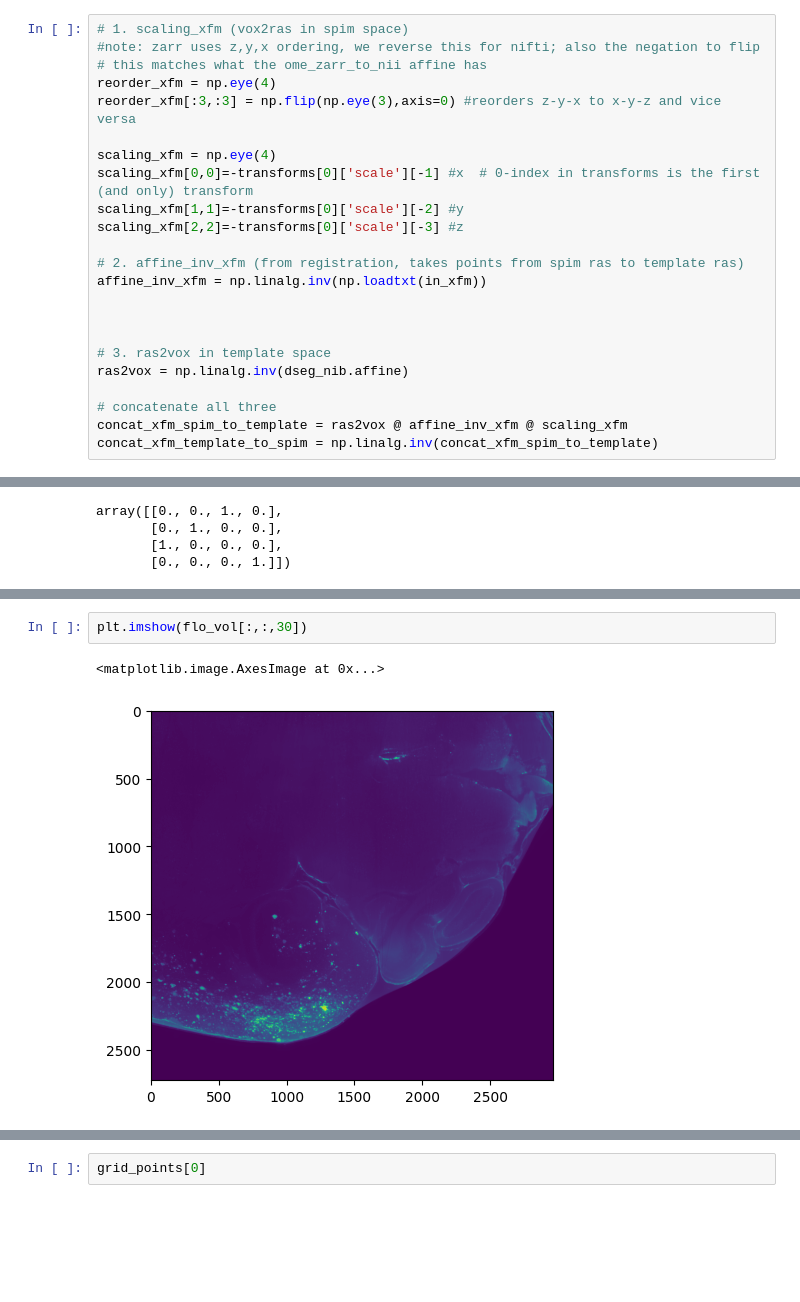
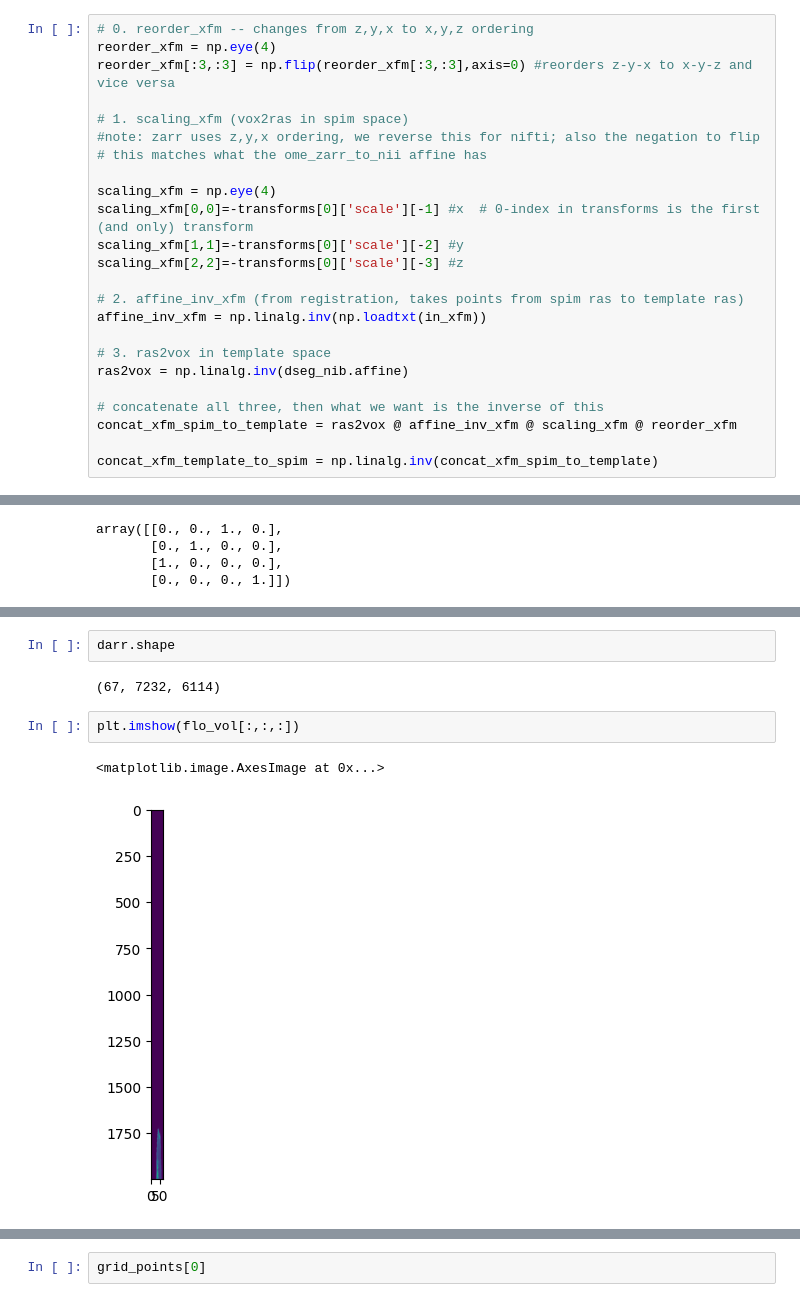
Before and after one commit to khanlab/SPIMquant, a Jupyter notebook: spimquant/WIP_xfm_hires.ipynb, the cells around one changed output, grey strips where cells are left out. Saved outputs shown, nothing was run; the diff lists cells and outputs as text; blank space fills up the shorter version.

Commit message:
proof-of-concept transforming zarr to template
is working now

```diff
--- a/spimquant/WIP_xfm_hires.ipynb
+++ b/spimquant/WIP_xfm_hires.ipynb
@@ -79,11 +69,13 @@ dseg_darr
 # %% [output]
 | Array Chunk Bytes 587.81 MiB 126.... |  |
 # %%
+# 0. reorder_xfm -- changes from z,y,x to x,y,z ordering
+reorder_xfm = np.eye(4)
+reorder_xfm[:3,:3] = np.flip(reorder_xfm[:3,:3],axis=0) #reorders z-y-x to x-y-z and vice versa
+
 # 1. scaling_xfm (vox2ras in spim space)
 #note: zarr uses z,y,x ordering, we reverse this for nifti; also the negation to flip
 # this matches what the ome_zarr_to_nii affine has
-reorder_xfm = np.eye(4)
-reorder_xfm[:3,:3] = np.flip(np.eye(3),axis=0) #reorders z-y-x to x-y-z and vice versa
 
 scaling_xfm = np.eye(4)
 scaling_xfm[0,0]=-transforms[0]['scale'][-1] #x  # 0-index in transforms is the first (and only) transform
@@ -93,13 +85,12 @@ scaling_xfm[2,2]=-transforms[0]['scale'][-3] #z
 # 2. affine_inv_xfm (from registration, takes points from spim ras to template ras)
 affine_inv_xfm = np.linalg.inv(np.loadtxt(in_xfm))
 
-
-
 # 3. ras2vox in template space
 ras2vox = np.linalg.inv(dseg_nib.affine)
 
-# concatenate all three
-concat_xfm_spim_to_template = ras2vox @ affine_inv_xfm @ scaling_xfm
+# concatenate all three, then what we want is the inverse of this
+concat_xfm_spim_to_template = ras2vox @ affine_inv_xfm @ scaling_xfm @ reorder_xfm
+
 concat_xfm_template_to_spim = np.linalg.inv(concat_xfm_spim_to_template)
 # %%
 scaling_xfm
@@ -286,5 +256,9 @@ flo_vol.shape
+# %%
+darr.shape
+# %% [output]
+(67, 7232, 6114)
 # %%
-plt.imshow(flo_vol[:,:,30])
+plt.imshow(flo_vol[:,:,:])
 # %% [output]
 <matplotlib.image.AxesImage at 0x...>
-[figure, old version]
+[figure, new version]
```
Also changed, not shown: parts of 15 cells of this notebook.
